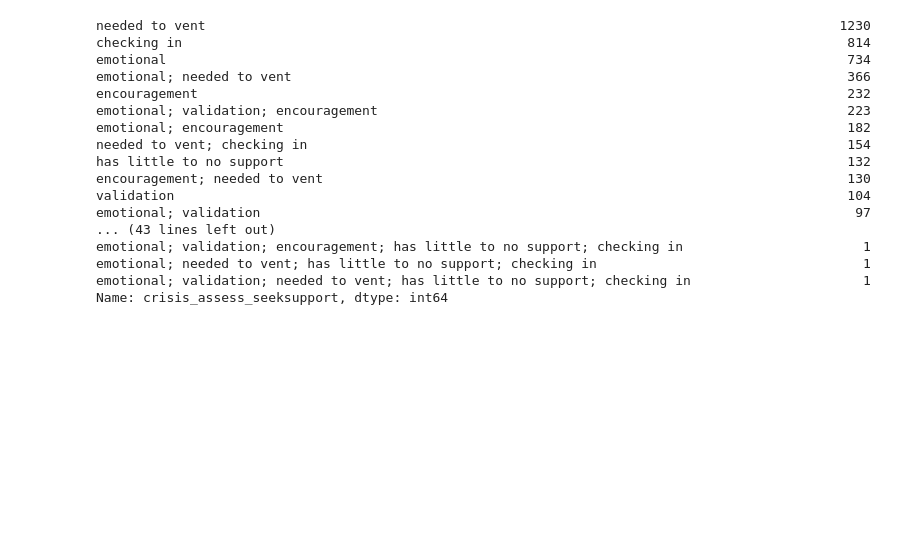
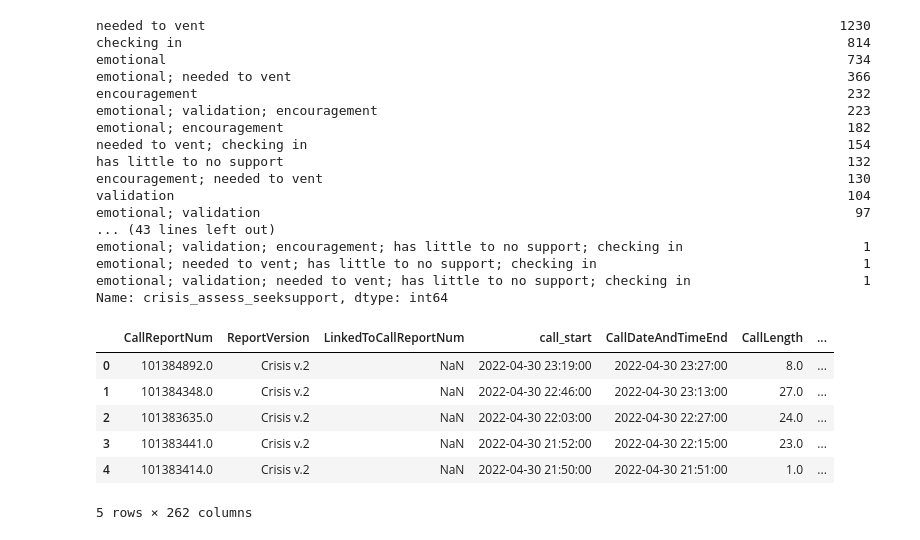
Before and after one commit to NSS-Data-Analytics-Cohort-6/fcs-crisis-sailing-the-seaborn, a Jupyter notebook: notebooks/fcs_crisis_notebook.ipynb, the cells around one changed output. Drawn from its saved outputs; the diff is of its cells as text; code cells hidden in the pictures; blank space fills up the shorter version.

```diff
--- a/notebooks/fcs_crisis_notebook.ipynb
+++ b/notebooks/fcs_crisis_notebook.ipynb
@@ -624,7 +628,6 @@ decrease; purging         1
 increase; decrease        1
 Name: crisis_assess_eating, dtype: int64
 # %%
-crisis_2.rename(columns = {'CRISIS Assessment - Interpersonal': 'crisis_assess_interpersonal'}, inplace = True)
 crisis_2.crisis_assess_interpersonal.value_counts()
 # %% [output]
 conflict                            1220
@@ -648,7 +651,6 @@ enmeshment; isolation                  1
 conflict; enmeshment; harassment       1
 Name: crisis_assess_interpersonal, dtype: int64
 # %%
-crisis_2.rename(columns = {'CRISIS Assessment - Mood': 'crisis_assess_mood'}, inplace = True)
 crisis_2.crisis_assess_mood.value_counts()
 # %% [output]
 anxious                                                       1364
@@ -669,7 +671,6 @@ NA; anxious                                                      1
 NA; angry                                                        1
 Name: crisis_assess_mood, dtype: int64
 # %%
-crisis_2.rename(columns = {'CRISIS Assessment - Seeking Support': 'crisis_assess_seeksupport'}, inplace=True)
 crisis_2.crisis_assess_seeksupport.value_counts()
 # %% [output]
 needed to vent                                                                                 1230
@@ -694,0 +702,12 @@ crisis_2
+# %%
+##Pulling out the month from the date
+crisis_2['month'] = crisis_2['call_start'].dt.month
+crisis_2.head()
+# %% [output]
+|  | CallReportNum | ReportVersion | LinkedToCallReportNum | call_start | CallDateAndTimeEnd | CallLength | ... |
+| 0 | 101384892.0 | Crisis v.2 | NaN | 2022-04-30 23:19:00 | 2022-04-30 23:27:00 | 8.0 | ... |
+| 1 | 101384348.0 | Crisis v.2 | NaN | 2022-04-30 22:46:00 | 2022-04-30 23:13:00 | 27.0 | ... |
+| 2 | 101383635.0 | Crisis v.2 | NaN | 2022-04-30 22:03:00 | 2022-04-30 22:27:00 | 24.0 | ... |
+| 3 | 101383441.0 | Crisis v.2 | NaN | 2022-04-30 21:52:00 | 2022-04-30 22:15:00 | 23.0 | ... |
+| 4 | 101383414.0 | Crisis v.2 | NaN | 2022-04-30 21:50:00 | 2022-04-30 21:51:00 | 1.0 | ... |
+5 rows × 262 columns
```
Also changed, not shown: parts of 36 cells of this notebook, 1 other file.
